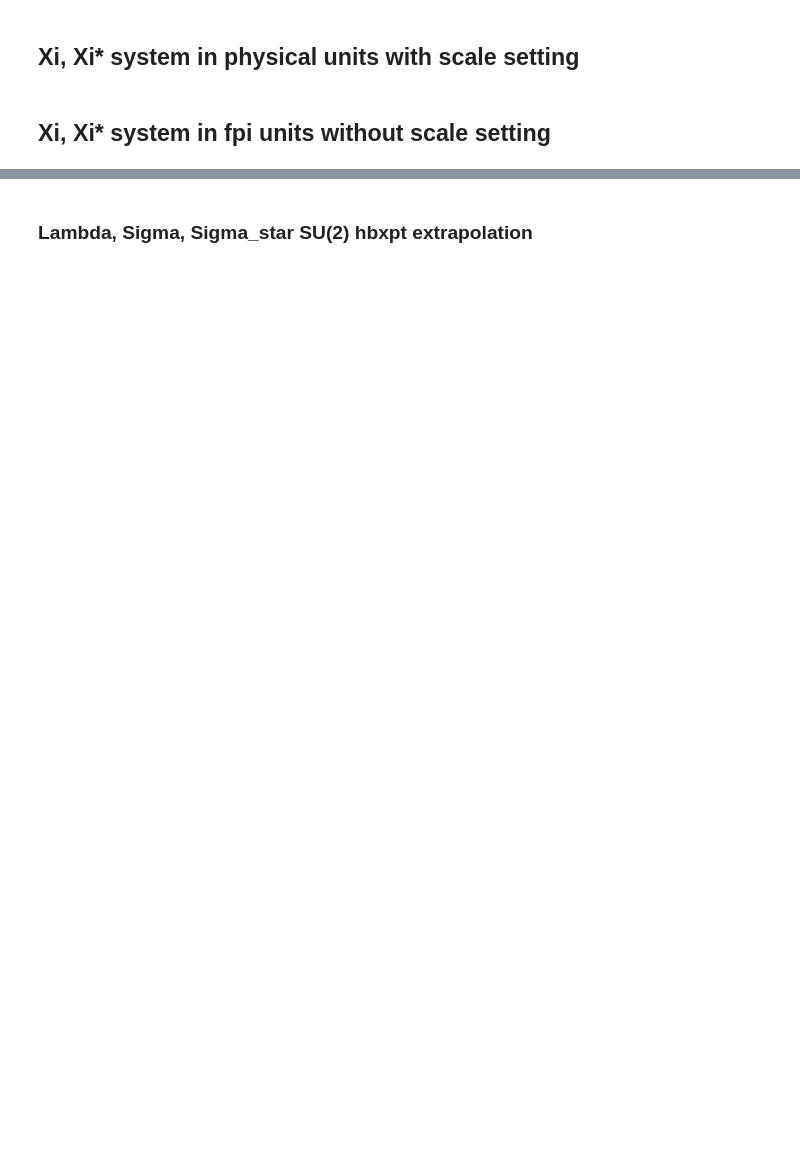
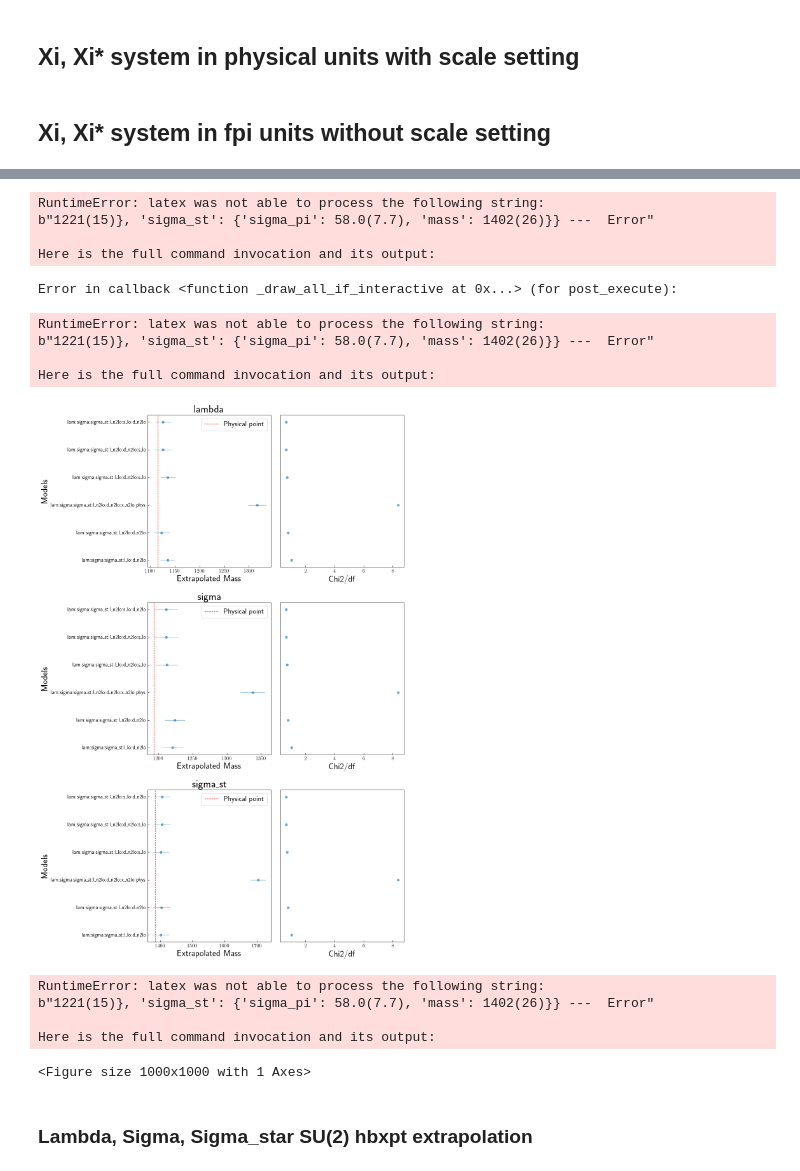
Before and after one commit to gdbrad/hyperon_su2_hbxpt, a Jupyter notebook: notebooks/su2_hyperon_extrap.ipynb, the cells around one changed output, grey strips where cells are left out. Saved outputs shown, nothing was run; the diff lists cells and outputs as text; code cells hidden in the pictures; blank space fills up the shorter version.

Commit message:
update model comparison routines

```diff
--- a/notebooks/su2_hyperon_extrap.ipynb
+++ b/notebooks/su2_hyperon_extrap.ipynb
@@ -116,2 +111,8 @@ extrap_analysis.plot_params(xparam='mpi_sq',observable='xi',show_plot=True)
 # %% [markdown]
 ## Xi, Xi* system in fpi units without scale setting ##
+# %%
+prior_fpi = priors.get_prior(units='lam_chi')
+input_output = i_o.InputOutput(project_path=data_dir)
+data_units_fpi,ensembles = input_output.get_data(units='fpi')
+new_prior_fpi = input_output.make_prior(data=data_units_fpi,prior=prior_fpi)
+data_units_fpi
@@ -117,0 +137,9 @@ extrap_analysis.plot_params(xparam='mpi_sq',observable='xi',show_plot=True)
+# %%
+reload(xfa)
+for mdl_key in xi_models:
+    xi_models[mdl_key]['units'] = 'fpi'
+    model_info_ = xi_models[mdl_key]
+    xfa_instance = xfa.Xpt_Fit_Analysis(phys_point_data=phys_point_data, data=data_units_fpi,
+                                            model_info=model_info_, prior=prior_fpi,
+                                            project_path=data_dir, verbose=False,extrapolate=False)
+    print(xfa_instance)
@@ -118 +164,48 @@ extrap_analysis.plot_params(xparam='mpi_sq',observable='xi',show_plot=True)
+# %%
+reload(xfa)
+reload(fit)
+import lsqfitics
+for mdl_key in lam_sigma_models:
+    model_info_ = lam_sigma_models[mdl_key]
+    # try:
+    extrap_analysis_lam = xfa.Xpt_Fit_Analysis(verbose=True, phys_point_data=phys_point_data,
+                            data=data, model_info=model_info_, prior=new_prior,project_path=data_dir)
+    fit_out_lam = extrap_analysis_lam.fit
+#     # print(fit_out_lam)
+#     print(extrap_analysis_lam)
+    # except Exception as e:
+    #     print(f"Error encountered for Model: {mdl_key}")
+    #     print(f"Error details: {e}")
+    #     continue
+
+# extrap_analysis.plot_params(xparam='mpi_sq',observables='xi',show_plot=True,units='gev')
+extrap_analysis_lam.plot_params(xparam='eps2_a',observables=['lambda','sigma','sigma_st'],show_plot=True,eps=False)
+    # extrap_analysis.plot_params_fit(param='a',observable='xi',eps=False)
+# extrap_analysis.plot_params_fit(param='mpi_sq',observable='xi')
+
+'''model average with lsqfitics'''
+# y_fit_ = extrap_analysis.extrapolation()
+# print(y_fit_)
+
+compare = xfa.ModelComparsion(verbose=True, phys_point_data=phys_point_data,
+                                data=data, models=lam_sigma_models, prior=new_prior,project_path=data_dir)
+compare.compare_models(particles=['lambda','sigma','sigma_st'])
+compare.model_average(particles=['lambda','sigma','sigma_st'])
+compare.model_plots()
+# %% [output]
+RuntimeError: latex was not able to process the following string:
+b"1221(15)}, 'sigma_st': {'sigma_pi': 58.0(7.7), 'mass': 1402(26)}} ---  Error"
+
+Here is the full command invocation and its output:
+Error in callback <function _draw_all_if_interactive at 0x...> (for post_execute):
+RuntimeError: latex was not able to process the following string:
+b"1221(15)}, 'sigma_st': {'sigma_pi': 58.0(7.7), 'mass': 1402(26)}} ---  Error"
+
+Here is the full command invocation and its output:
+[figure, added]
+RuntimeError: latex was not able to process the following string:
+b"1221(15)}, 'sigma_st': {'sigma_pi': 58.0(7.7), 'mass': 1402(26)}} ---  Error"
+
+Here is the full command invocation and its output:
+<Figure size 1000x1000 with 1 Axes>
 # %%
```
Also changed, not shown: parts of 10 cells of this notebook, 9 other files.
